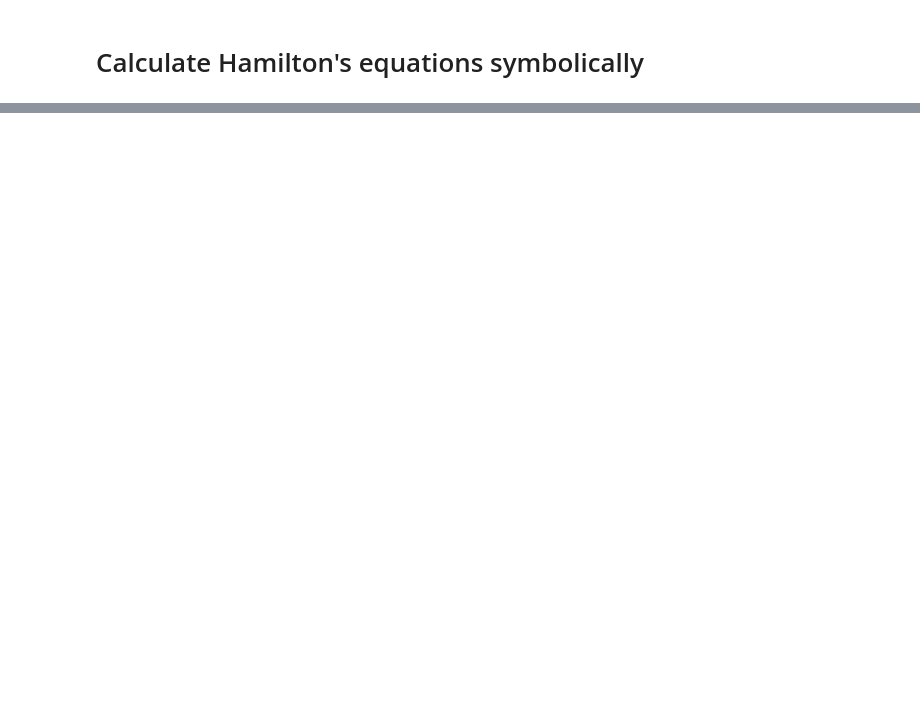
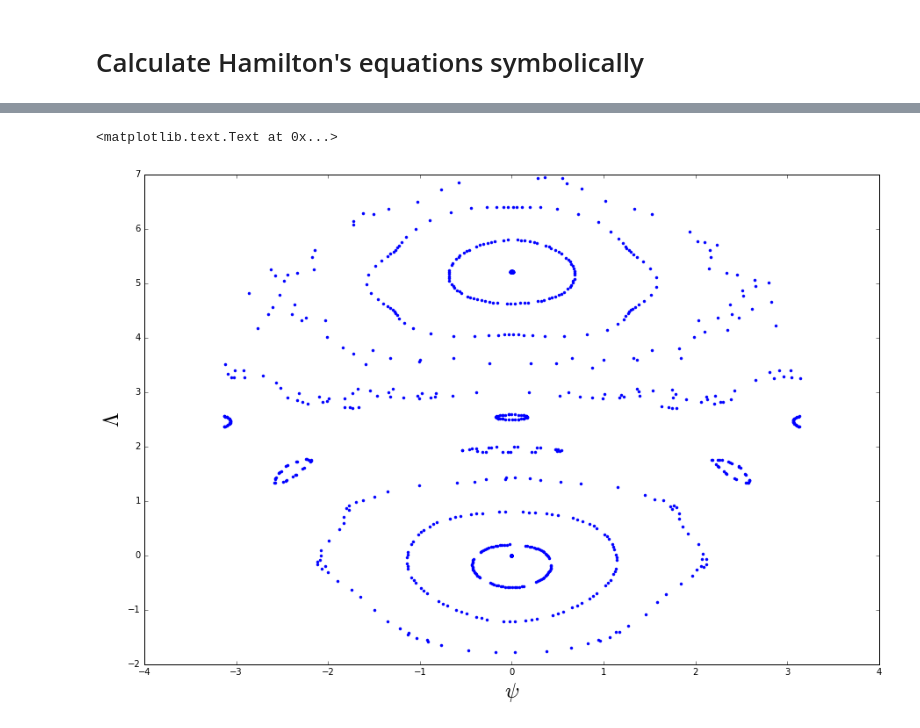
Before and after one commit to dtamayo/binder, a Jupyter notebook: MurrayHolmanToyModel.ipynb, the cells around one changed output, grey strips where cells are left out. Cells and saved outputs as stored; diff of their text form; code cells hidden in the pictures; blank space fills up the shorter version.

```diff
--- a/MurrayHolmanToyModel.ipynb
+++ b/MurrayHolmanToyModel.ipynb
@@ -78,0 +83,10 @@ integrate((psi0, phi0, Gamma0, I0), (gamma, eta))
+# %%
+def sign(y):
+    return mod2pi(y[1])
+
+def mod2pi(x):
+    if x>np.pi:
+        return mod2pi(x-2.*np.pi)
+    if x<-np.pi:
+        return mod2pi(x+2.*np.pi)
+    return x
@@ -78,0 +135,33 @@ integrate((psi0, phi0, Gamma0, I0), (gamma, eta))
+# %%
+gamma = 5.
+eta = 0.9
+params = (gamma, eta)
+
+psi0 = 0
+phi0 = 0
+Lambda0 = 1
+I0 = 0.01
+
+%matplotlib inline
+import matplotlib.pyplot as plt
+fig, ax = plt.subplots(figsize=(15,10))
+for L in np.linspace(0.2, 2, 4, endpoint=True):
+    y0 = (psi0, phi0, L, I0) # populate section with trajectories with different Lambda
+    crossings = trajectory(y0, params)
+    ax.plot(crossings[:,0], crossings[:,2], '.b') # 0=psi, 1=phi, 2=Lambda, 3=I
+
+for L in np.linspace(gamma+0.2, gamma+2, 4, endpoint=True):
+    y0 = (psi0, phi0, L, I0) # populate section with trajectories with different Lambda
+    crossings = trajectory(y0, params)
+    ax.plot(crossings[:,0], crossings[:,2], '.b') # 0=psi, 1=phi, 2=Lambda, 3=I
+
+for L in np.linspace(2.5, gamma-2, 2, endpoint=True):
+    y0 = (psi0, phi0, L, I0) # populate section with trajectories with different Lambda
+    crossings = trajectory(y0, params)
+    ax.plot(crossings[:,0], crossings[:,2], '.b') # 0=psi, 1=phi, 2=Lambda, 3=I
+
+ax.set_xlabel(r"$\psi$", fontsize=24)
+ax.set_ylabel(r"$\Lambda$", fontsize=24)
+# %% [output]
+<matplotlib.text.Text at 0x...>
+[figure, added]
```
Also changed, not shown: parts of 13 cells of this notebook.
